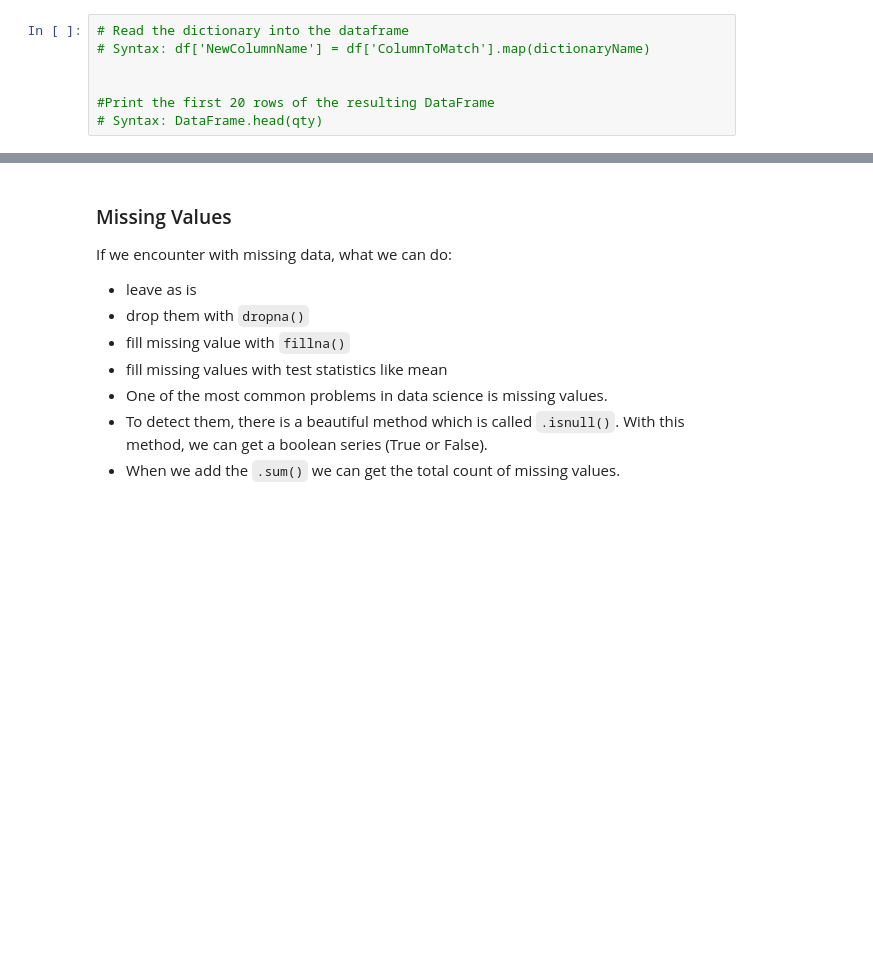
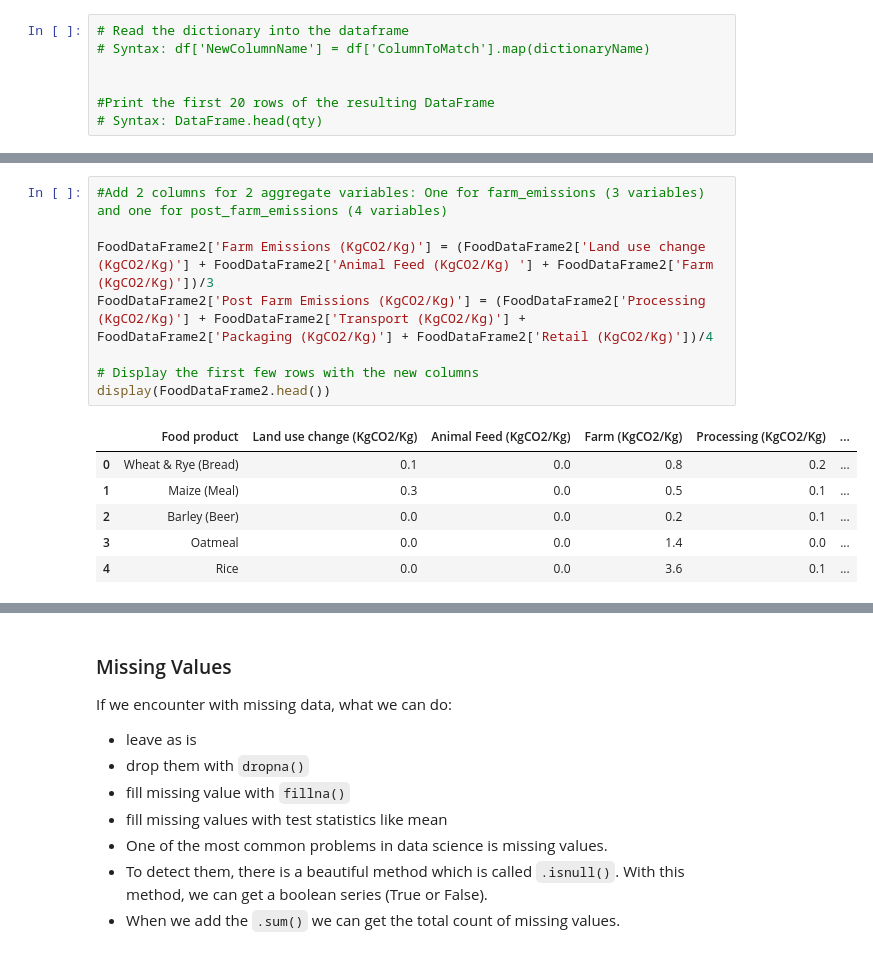
Before and after one commit to kzukeri/portfolio, a Jupyter notebook: Kweli-Final-Project.ipynb, the cells around one changed output, grey strips where cells are left out. Cells and saved outputs as stored; diff of their text form; blank space fills up the shorter version.

```diff
--- a/Kweli-Final-Project.ipynb
+++ b/Kweli-Final-Project.ipynb
@@ -353,0 +370,15 @@ The steps of analysis and preparation of the data for statistical modeling has s
+# %%
+#Add 2 columns for 2 aggregate variables: One for farm_emissions (3 variables) and one for post_farm_emissions (4 variables)
+
+FoodDataFrame2['Farm Emissions (KgCO2/Kg)'] = (FoodDataFrame2['Land use change (KgCO2/Kg)'] + FoodDataFrame2['Animal Feed (KgCO2/Kg) '] + FoodDataFrame2['Farm (KgCO2/Kg)'])/3
+FoodDataFrame2['Post Farm Emissions (KgCO2/Kg)'] = (FoodDataFrame2['Processing (KgCO2/Kg)'] + FoodDataFrame2['Transport (KgCO2/Kg)'] + FoodDataFrame2['Packaging (KgCO2/Kg)'] + FoodDataFrame2['Retail (KgCO2/Kg)'])/4
+
+# Display the first few rows with the new columns
+display(FoodDataFrame2.head())
+# %% [output]
+|  | Food product | Land use change (KgCO2/Kg) | Animal Feed (KgCO2/Kg) | Farm (KgCO2/Kg) | Processing (KgCO2/Kg) | ... |
+| 0 | Wheat & Rye (Bread) | 0.1 | 0.0 | 0.8 | 0.2 | ... |
+| 1 | Maize (Meal) | 0.3 | 0.0 | 0.5 | 0.1 | ... |
+| 2 | Barley (Beer) | 0.0 | 0.0 | 0.2 | 0.1 | ... |
+| 3 | Oatmeal | 0.0 | 0.0 | 1.4 | 0.0 | ... |
+| 4 | Rice | 0.0 | 0.0 | 3.6 | 0.1 | ... |
```
Also changed, not shown: parts of 5 cells of this notebook.
